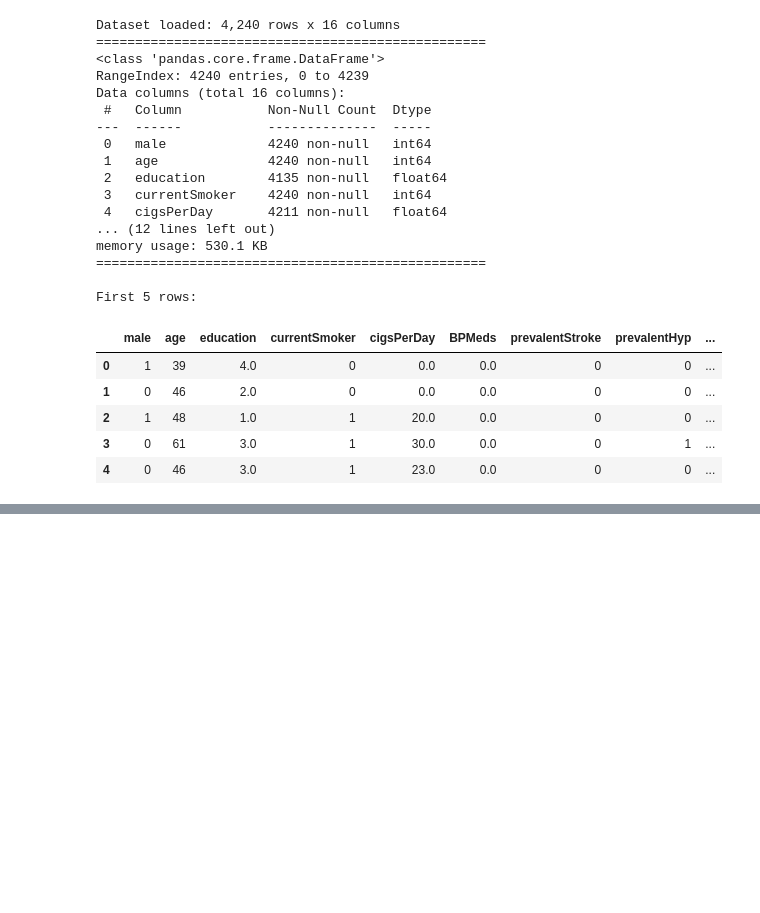
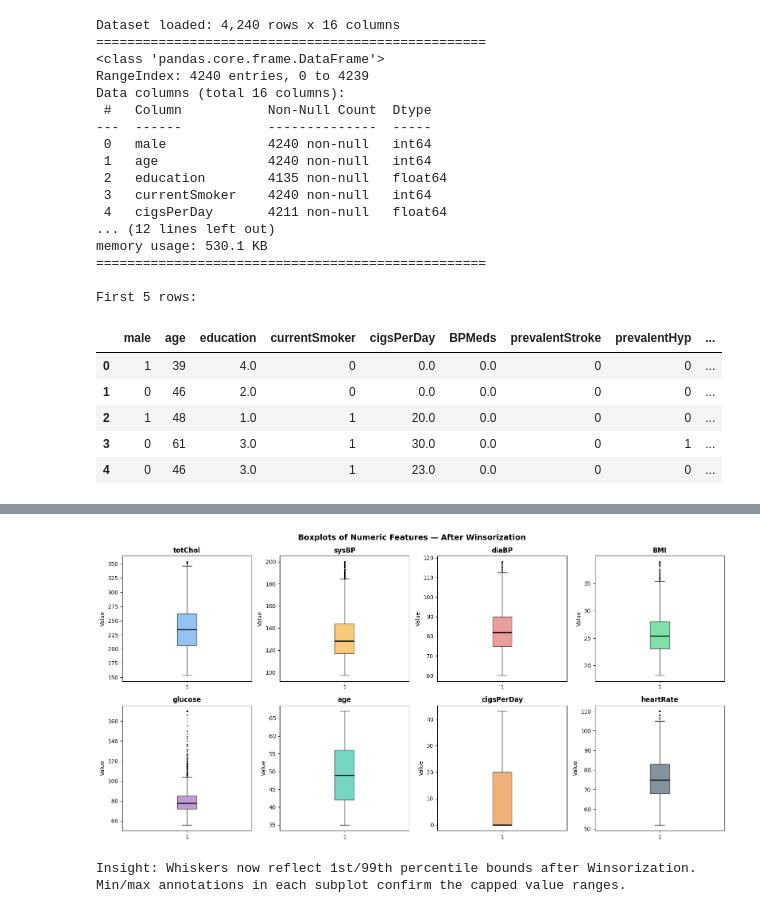
Before and after one commit to olkanth/MSCS_634_Project, a Jupyter notebook: MSCS_634_Project_Deliverable4.ipynb, the cells around one changed output, grey strips where cells are left out. Drawn from its saved outputs; the diff is of its cells as text; code cells hidden in the pictures; blank space fills up the shorter version.

```diff
--- a/MSCS_634_Project_Deliverable4.ipynb
+++ b/MSCS_634_Project_Deliverable4.ipynb
@@ -140,0 +269,10 @@ Statistical Summary
+# %%
+# Duplicate detection
+duplicate_cnt = df_clean_data.duplicated().sum()
+print(f"Duplicate rows found: {duplicate_cnt}")
+if duplicate_cnt > 0:
+    df_clean_data.drop_duplicates(inplace=True)
+    print(f"Duplicates removed. New shape: {df_clean_data.shape}")
+else:
+    print("No duplicates found — no action needed.")
+print(f"Dataset shape: {df_clean_data.shape}")
@@ -140,0 +344,36 @@ Statistical Summary
+# %%
+# ------------------------------------------------------------------------------
+# Boxplots of All Numeric Features (Post-Winsorization)
+# Purpose: Visually confirm that Winsorization was applied correctly.
+# After capping:
+#   - Whiskers should terminate at or near the 1st/99th percentile bounds
+#   - Any remaining fliers fall within clinically accepted ranges
+#   - Median lines and IQR boxes remain unchanged (capping only affects extremes)
+# Layout: 2×4 grid — continuous cols first, then discrete count cols
+# ------------------------------------------------------------------------------
+
+fig, axes = plt.subplots(2, 4, figsize=(16, 8))
+fig.suptitle("Boxplots of Numeric Features — After Winsorization",
+             fontsize=14, fontweight="bold")
+axes = axes.flatten()
+
+colors = ["#4C9BE8", "#F5A623", "#E05C5C", "#2ECC71",
+          "#9B59B6", "#1ABC9C", "#E67E22", "#34495E"]
+
+for ax, col, color in zip(axes, all_numeric_cols, colors):
+    ax.boxplot(df_clean_data[col].dropna(), patch_artist=True,
+               boxprops=dict(facecolor=color, alpha=0.6),
+               medianprops=dict(color="black", linewidth=2),
+               flierprops=dict(marker=".", markersize=3, alpha=0.4))
+    ax.set_title(col, fontweight="bold")
+    ax.set_ylabel("Value")
+
+plt.tight_layout()
+plt.savefig("Visualizations/2_boxplots_post_winsorization.png", bbox_inches="tight")
+plt.show()
+print("Insight: Whiskers now reflect 1st/99th percentile bounds after Winsorization.")
+print("Min/max annotations in each subplot confirm the capped value ranges.")
+# %% [output]
+[figure, added]
+Insight: Whiskers now reflect 1st/99th percentile bounds after Winsorization.
+Min/max annotations in each subplot confirm the capped value ranges.
```
Also changed, not shown: parts of 10 cells of this notebook.
